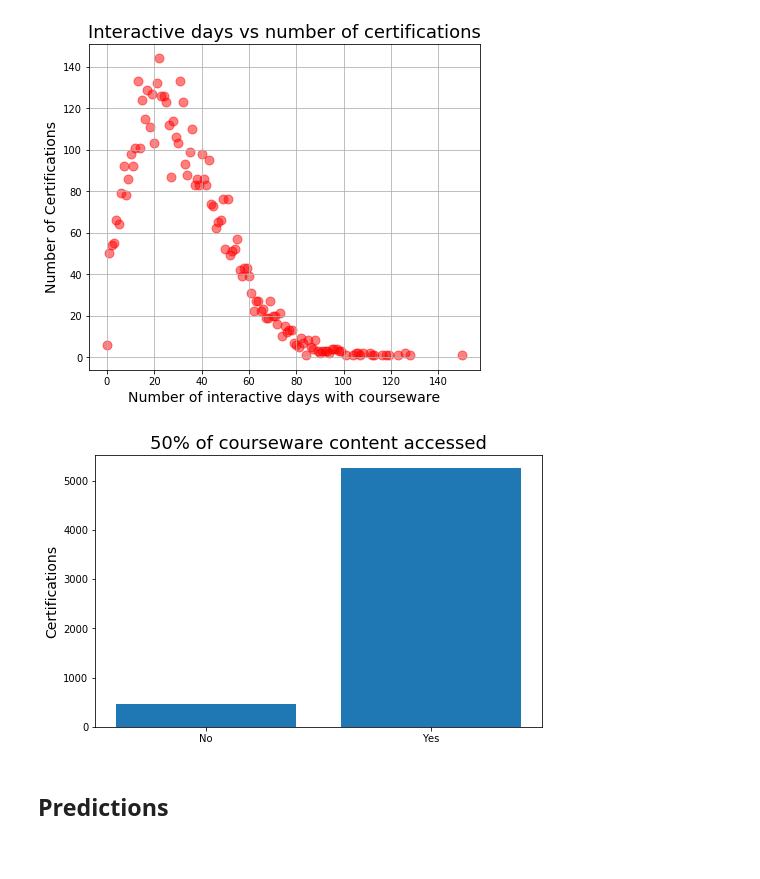
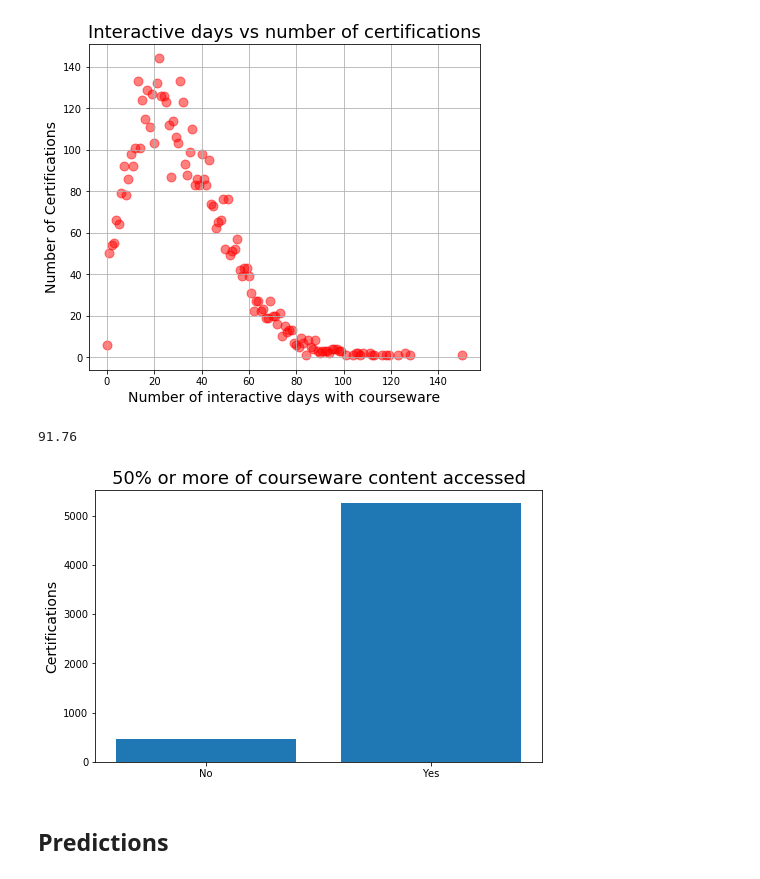
Before and after one commit to Deborahaina/Predicting-why-MOOCs-fail, a Jupyter notebook: DATS 6103 - Individual Project 3 - Deborah Aina.ipynb, the cells around one changed output. Drawn from its saved outputs; the diff is of its cells as text; code cells hidden in the pictures.

```diff
--- a/DATS 6103 - Individual Project 3 - Deborah Aina.ipynb
+++ b/DATS 6103 - Individual Project 3 - Deborah Aina.ipynb
@@ -613,19 +637,29 @@ certified = mooc_data[(mooc_data["Certified"] == 'Yes')]
 #Group by those who explored courseware and number of certifications
 more_than_50percent = certified.groupby(['Explored']).count()['Certified']
 more_than_50percent= more_than_50percent.reset_index()
+more_than_50percent
 
-x = more_than_50percent['Explored']
-y = more_than_50percent['Certified']
+#percentage of students who accessed 50 or more of the coursware and num of certification(s)
+yes_only = more_than_50percent.iloc[1,1]
+yes_only
 
-#Plot this data
-plt.figure(figsize=(8,5))
-p5 = plt.bar(x, y)
-plt.title('50% of courseware content accessed',fontsize=18)
-plt.ylabel('Certifications',fontsize=14)
-
-plt.savefig('css/50%_or_more_of_course_certification.jpeg')
+percentage = round(yes_only/len(certified)*100,2)
+percentage
 # %% [output]
-[figure, removed]
+91.76
+# %%
+x = more_than_50percent['Explored']
+y = more_than_50percent['Certified']
+
+#Plot this data
+plt.figure(figsize=(8,5))
+p5 = plt.bar(x, y)
+plt.title('50% or more of courseware content accessed',fontsize=18)
+plt.ylabel('Certifications',fontsize=14)
+
+plt.savefig('css/50percent_or_more_courseware_certification.jpeg')
+# %% [output]
+[figure, added]
 # %% [markdown]
 ## Predictions
 # %%
```
Also changed, not shown: parts of 13 cells of this notebook, 7 other files.
